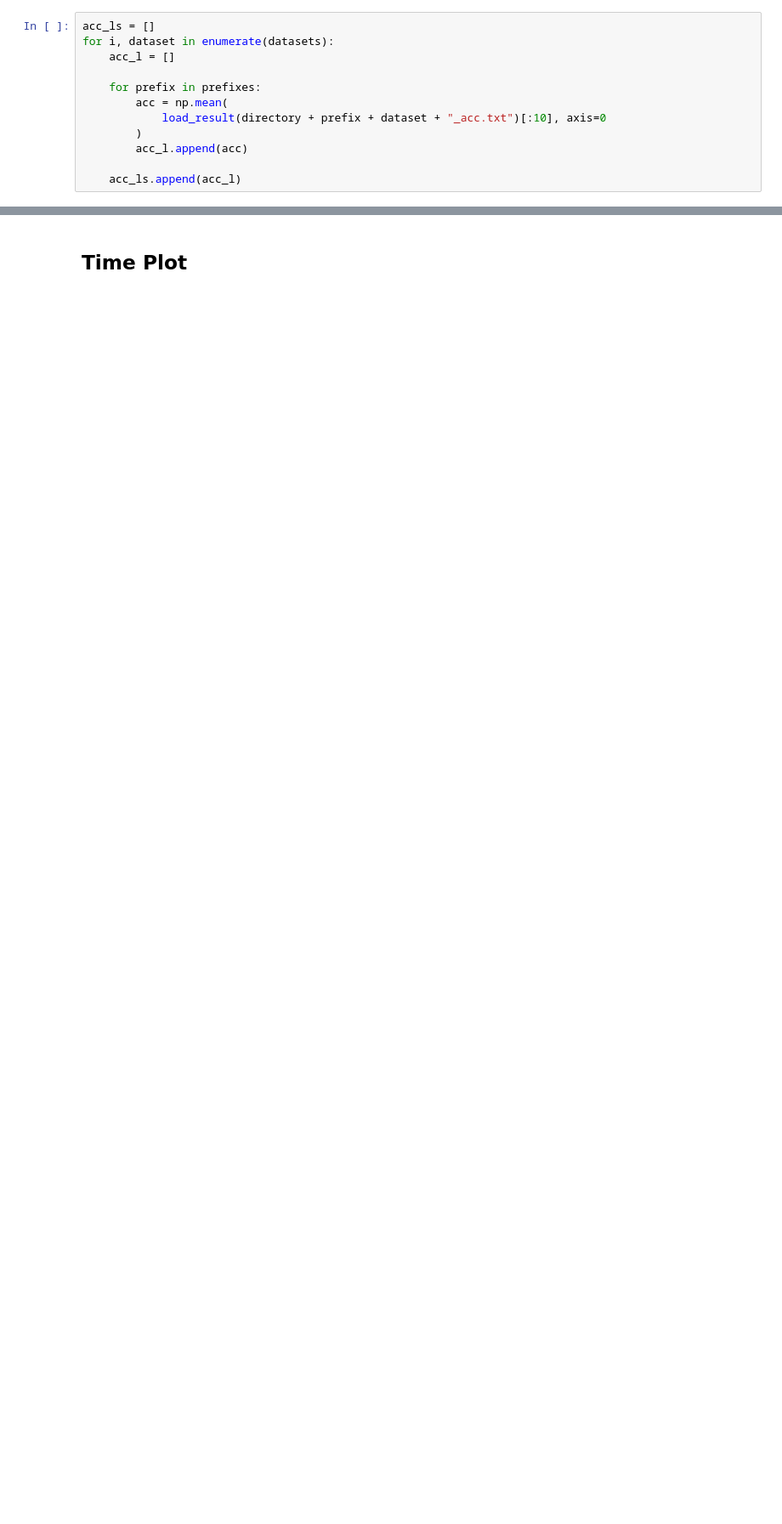
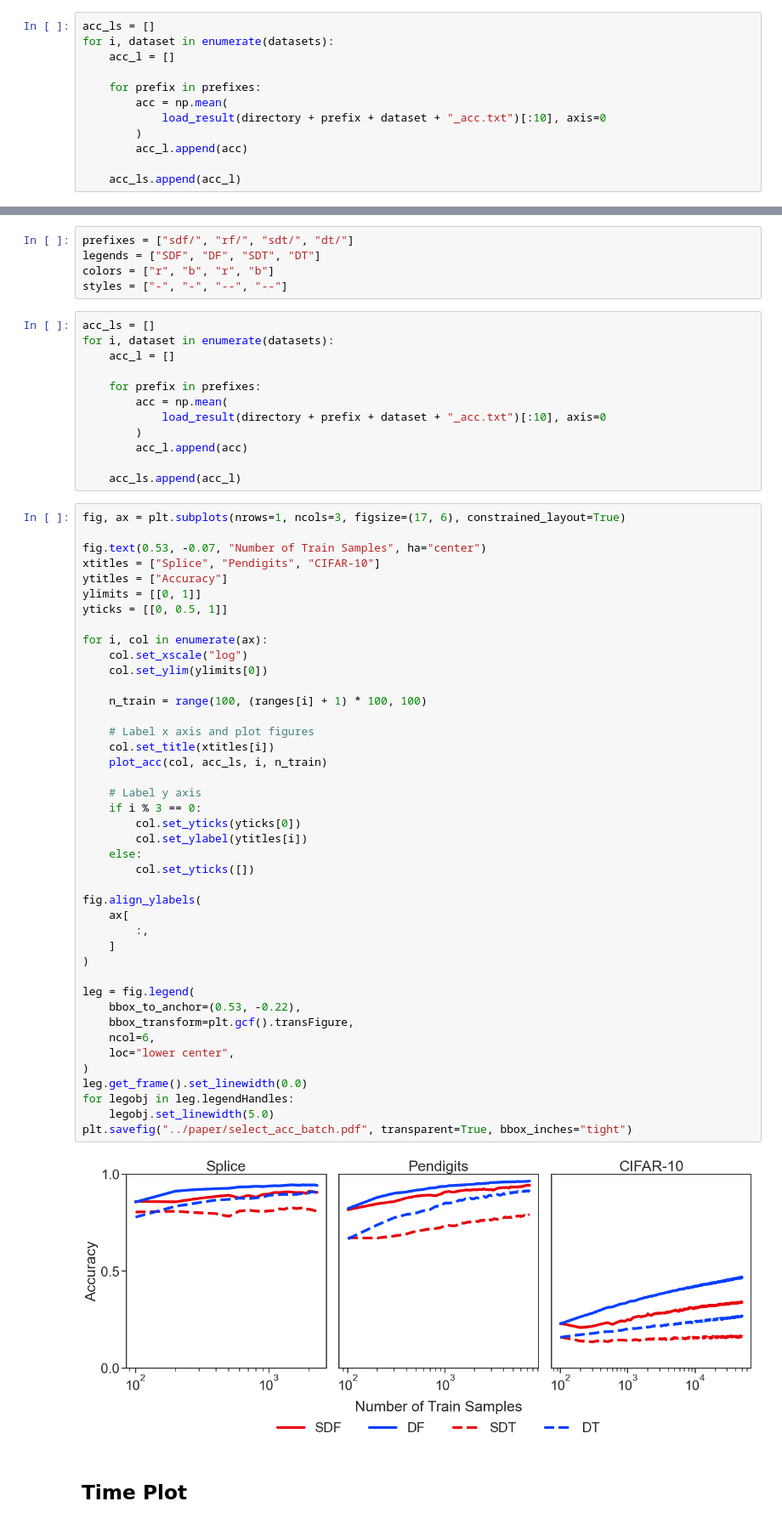
Before and after one commit to neurodata/SDTF, a Jupyter notebook: docs/select.ipynb, the cells around one changed output, grey strips where cells are left out. Shown at 85% size. Cells and saved outputs as stored; diff of their text form; blank space fills up the shorter version.

```diff
--- a/docs/select.ipynb
+++ b/docs/select.ipynb
@@ -110,3 +113,64 @@ plt.savefig("../paper/select_acc.pdf", transparent=True, bbox_inches="tight")
+# %%
+prefixes = ["sdf/", "rf/", "sdt/", "dt/"]
+legends = ["SDF", "DF", "SDT", "DT"]
+colors = ["r", "b", "r", "b"]
+styles = ["-", "-", "--", "--"]
+# %%
+acc_ls = []
+for i, dataset in enumerate(datasets):
+    acc_l = []
+
+    for prefix in prefixes:
+        acc = np.mean(
+            load_result(directory + prefix + dataset + "_acc.txt")[:10], axis=0
+        )
+        acc_l.append(acc)
+
+    acc_ls.append(acc_l)
+# %%
+fig, ax = plt.subplots(nrows=1, ncols=3, figsize=(17, 6), constrained_layout=True)
+
+fig.text(0.53, -0.07, "Number of Train Samples", ha="center")
+xtitles = ["Splice", "Pendigits", "CIFAR-10"]
+ytitles = ["Accuracy"]
+ylimits = [[0, 1]]
+yticks = [[0, 0.5, 1]]
+
+for i, col in enumerate(ax):
+    col.set_xscale("log")
+    col.set_ylim(ylimits[0])
+
+    n_train = range(100, (ranges[i] + 1) * 100, 100)
+
+    # Label x axis and plot figures
+    col.set_title(xtitles[i])
+    plot_acc(col, acc_ls, i, n_train)
+
+    # Label y axis
+    if i % 3 == 0:
+        col.set_yticks(yticks[0])
+        col.set_ylabel(ytitles[i])
+    else:
+        col.set_yticks([])
+
+fig.align_ylabels(
+    ax[
+        :,
+    ]
+)
+
+leg = fig.legend(
+    bbox_to_anchor=(0.53, -0.22),
+    bbox_transform=plt.gcf().transFigure,
+    ncol=6,
+    loc="lower center",
+)
+leg.get_frame().set_linewidth(0.0)
+for legobj in leg.legendHandles:
+    legobj.set_linewidth(5.0)
+plt.savefig("../paper/select_acc_batch.pdf", transparent=True, bbox_inches="tight")
+# %% [output]
+[figure, added]
 # %% [markdown]
 ## Time Plot
 # %%
```
Also changed, not shown: parts of 6 cells of this notebook, 2 other files.
